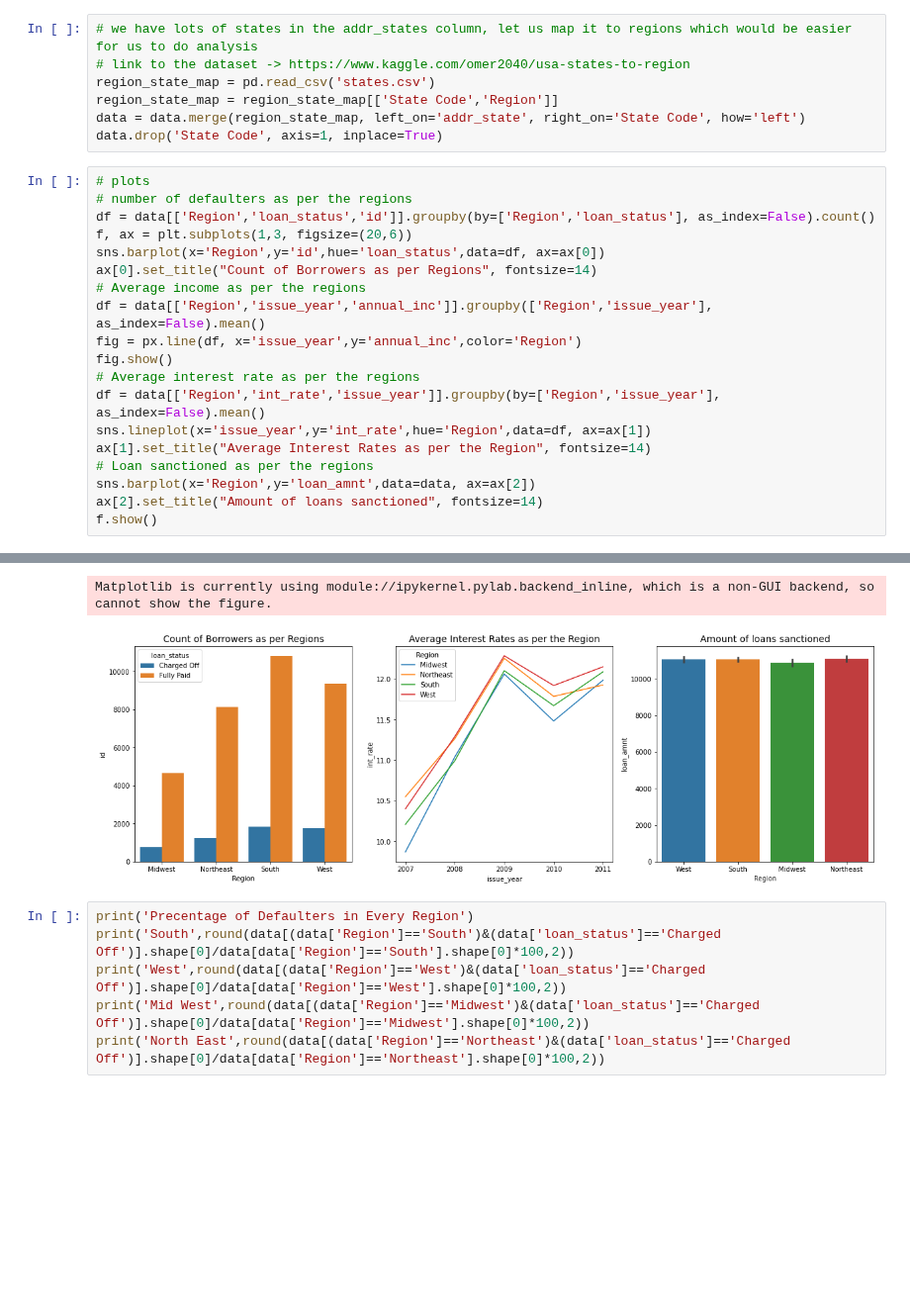
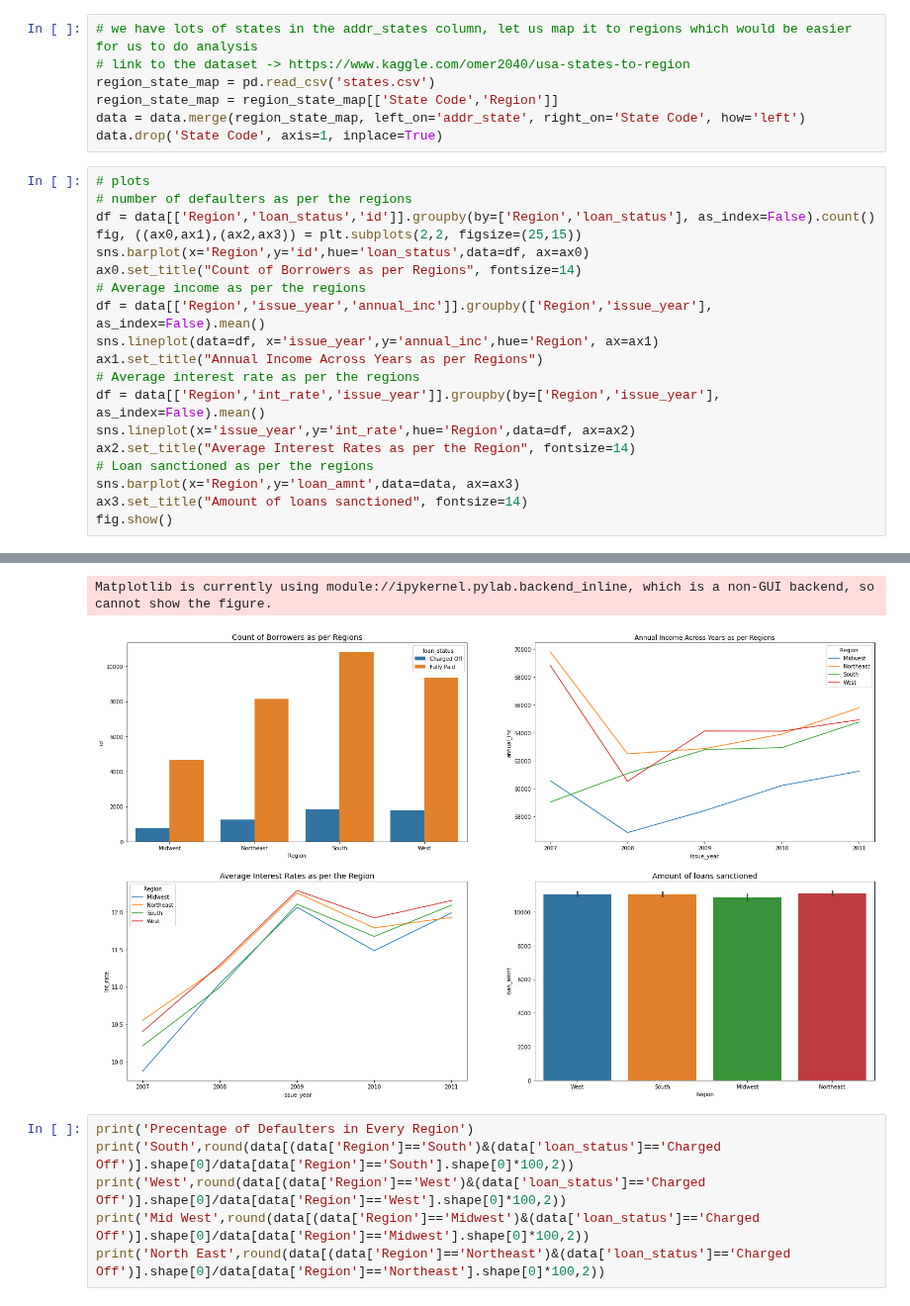
Before and after one commit to aditya-mishra25/Lending_Case_Study, a Jupyter notebook: Lending Case Study.ipynb, the cells around one changed output, grey strips where cells are left out. Shown at 99% size. Cells and saved outputs as stored; diff of their text form; blank space fills up the shorter version.

Commit message:
replaced plotly charts with seaborn

```diff
--- a/Lending Case Study.ipynb
+++ b/Lending Case Study.ipynb
@@ -303,19 +299,19 @@ data.drop('State Code', axis=1, inplace=True)
 # plots
 # number of defaulters as per the regions
 df = data[['Region','loan_status','id']].groupby(by=['Region','loan_status'], as_index=False).count()
-f, ax = plt.subplots(1,3, figsize=(20,6))
-sns.barplot(x='Region',y='id',hue='loan_status',data=df, ax=ax[0])
-ax[0].set_title("Count of Borrowers as per Regions", fontsize=14)
+fig, ((ax0,ax1),(ax2,ax3)) = plt.subplots(2,2, figsize=(25,15))
+sns.barplot(x='Region',y='id',hue='loan_status',data=df, ax=ax0)
+ax0.set_title("Count of Borrowers as per Regions", fontsize=14)
 # Average income as per the regions
 df = data[['Region','issue_year','annual_inc']].groupby(['Region','issue_year'], as_index=False).mean()
-fig = px.line(df, x='issue_year',y='annual_inc',color='Region')
-fig.show()
+sns.lineplot(data=df, x='issue_year',y='annual_inc',hue='Region', ax=ax1)
+ax1.set_title("Annual Income Across Years as per Regions")
 # Average interest rate as per the regions
 df = data[['Region','int_rate','issue_year']].groupby(by=['Region','issue_year'], as_index=False).mean()
-sns.lineplot(x='issue_year',y='int_rate',hue='Region',data=df, ax=ax[1])
-ax[1].set_title("Average Interest Rates as per the Region", fontsize=14)
+sns.lineplot(x='issue_year',y='int_rate',hue='Region',data=df, ax=ax2)
+ax2.set_title("Average Interest Rates as per the Region", fontsize=14)
 # Loan sanctioned as per the regions
-sns.barplot(x='Region',y='loan_amnt',data=data, ax=ax[2])
-ax[2].set_title("Amount of loans sanctioned", fontsize=14)
-f.show()
+sns.barplot(x='Region',y='loan_amnt',data=data, ax=ax3)
+ax3.set_title("Amount of loans sanctioned", fontsize=14)
+fig.show()
 # %% [output]
@@ -323,5 +318,5 @@ f.show()
 Matplotlib is currently using module://ipykernel.pylab.backend_inline, which is a non-GUI backend, so cannot show the figure.
-[figure, old version]
+[figure, new version]
 # %%
 print('Precentage of Defaulters in Every Region')
 print('South',round(data[(data['Region']=='South')&(data['loan_status']=='Charged Off')].shape[0]/data[data['Region']=='South'].shape[0]*100,2))
```
Also changed, not shown: parts of 16 cells of this notebook.
